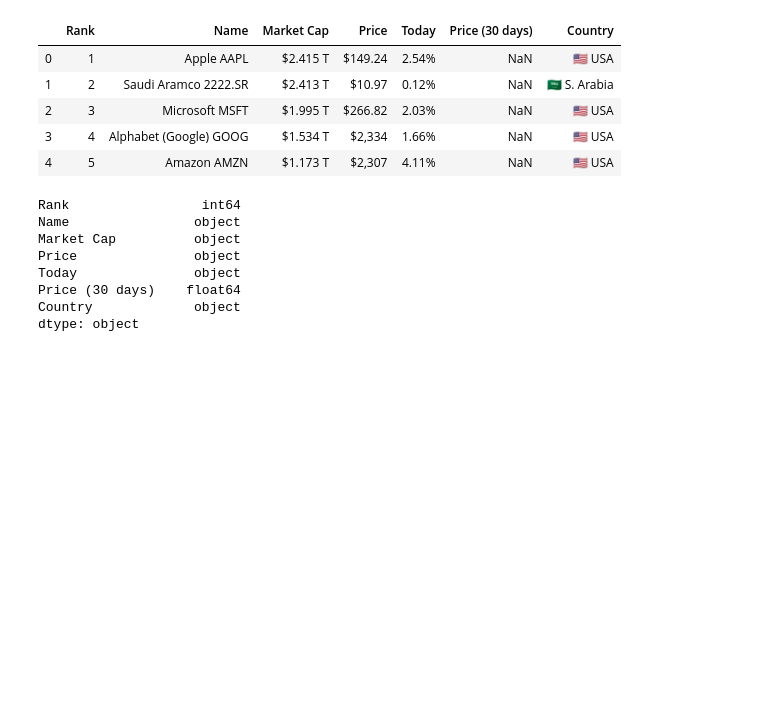
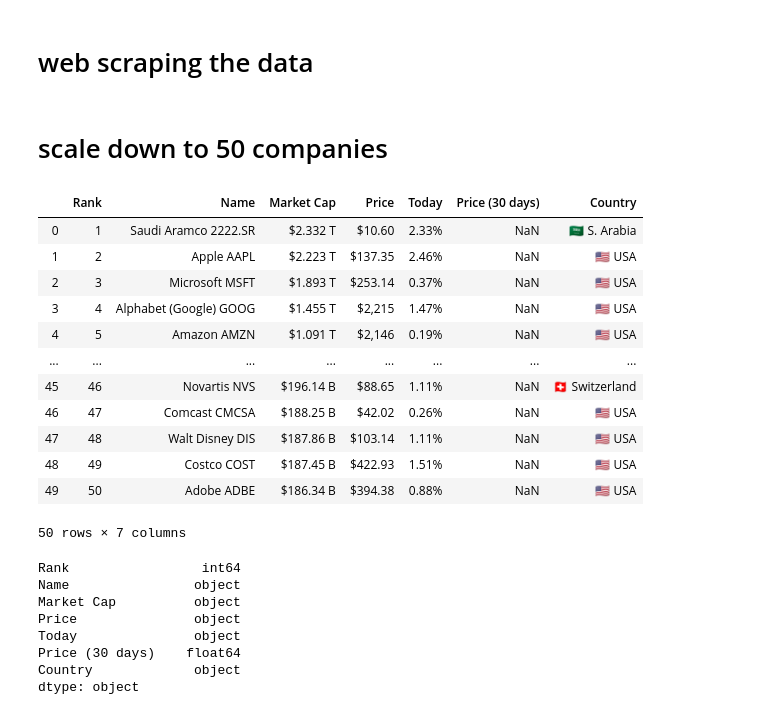
Before and after one commit to creativeson/marketcap, a Jupyter notebook: marketcap.ipynb, the cells around one changed output. Drawn from its saved outputs; the diff is of its cells as text; code cells hidden in the pictures; blank space fills up the shorter version.

```diff
--- a/marketcap.ipynb
+++ b/marketcap.ipynb
@@ -1,3 +1,5 @@
+# %% [markdown]
+# web scraping the data
 # %%
 import requests
 import pandas as pd
@@ -12,16 +14,25 @@ header = {
 r = requests.get(url, headers=header)
 
 dfs = pd.read_html(r.text)
+# %% [markdown]
+# scale down to 50 companies
 # %%
 df = dfs[0][:50]
-df.head()
+df
 # %% [output]
 |  | Rank | Name | Market Cap | Price | Today | Price (30 days) | Country |
-| 0 | 1 | Apple AAPL | $2.415 T | $149.24 | 2.54% | NaN | 🇺🇸 USA |
-| 1 | 2 | Saudi Aramco 2222.SR | $2.413 T | $10.97 | 0.12% | NaN | 🇸🇦 S. Arabia |
-| 2 | 3 | Microsoft MSFT | $1.995 T | $266.82 | 2.03% | NaN | 🇺🇸 USA |
-| 3 | 4 | Alphabet (Google) GOOG | $1.534 T | $2,334 | 1.66% | NaN | 🇺🇸 USA |
-| 4 | 5 | Amazon AMZN | $1.173 T | $2,307 | 4.11% | NaN | 🇺🇸 USA |
+| 0 | 1 | Saudi Aramco 2222.SR | $2.332 T | $10.60 | 2.33% | NaN | 🇸🇦 S. Arabia |
+| 1 | 2 | Apple AAPL | $2.223 T | $137.35 | 2.46% | NaN | 🇺🇸 USA |
+| 2 | 3 | Microsoft MSFT | $1.893 T | $253.14 | 0.37% | NaN | 🇺🇸 USA |
+| 3 | 4 | Alphabet (Google) GOOG | $1.455 T | $2,215 | 1.47% | NaN | 🇺🇸 USA |
+| 4 | 5 | Amazon AMZN | $1.091 T | $2,146 | 0.19% | NaN | 🇺🇸 USA |
+| ... | ... | ... | ... | ... | ... | ... | ... |
+| 45 | 46 | Novartis NVS | $196.14 B | $88.65 | 1.11% | NaN | 🇨🇭 Switzerland |
+| 46 | 47 | Comcast CMCSA | $188.25 B | $42.02 | 0.26% | NaN | 🇺🇸 USA |
+| 47 | 48 | Walt Disney DIS | $187.86 B | $103.14 | 1.11% | NaN | 🇺🇸 USA |
+| 48 | 49 | Costco COST | $187.45 B | $422.93 | 1.51% | NaN | 🇺🇸 USA |
+| 49 | 50 | Adobe ADBE | $186.34 B | $394.38 | 0.88% | NaN | 🇺🇸 USA |
+50 rows × 7 columns
 # %%
 df.dtypes
 # %% [output]
```
Also changed, not shown: parts of 34 cells of this notebook.
